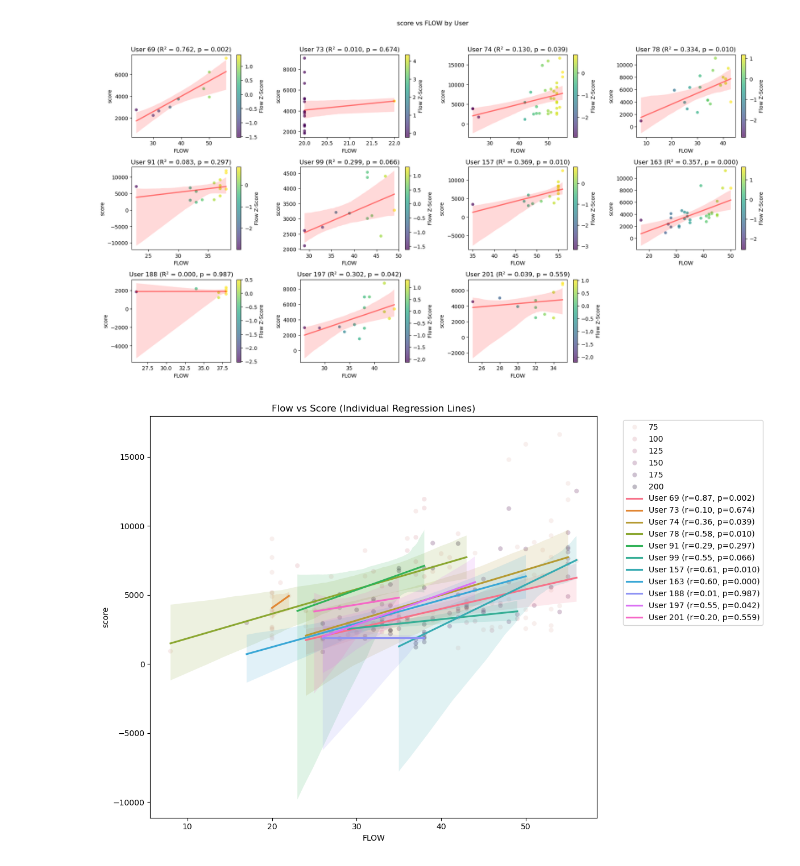
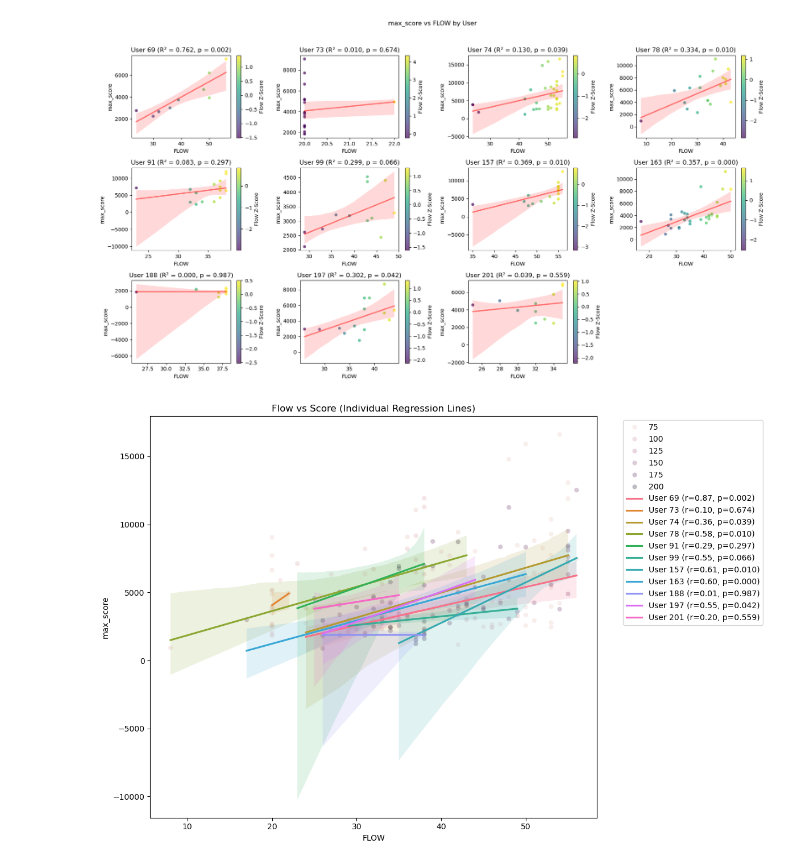
Before and after one commit to PipaFlores/encoder-pacman, a Jupyter notebook: notebooks/Psychology&Play/Flow.ipynb, the cells around one changed output. Saved outputs shown, nothing was run; the diff lists cells and outputs as text; code cells hidden in the pictures.

```diff
--- a/notebooks/Psychology&Play/Flow.ipynb
+++ b/notebooks/Psychology&Play/Flow.ipynb
@@ -195,7 +216,7 @@ plt.show()
 import seaborn as sns
 import matplotlib.pyplot as plt
 
-x = "total_whole_games_played"
+x = "total_games_played"
 y = "FLOW"
 
 plt.figure(figsize=(10, 6))
@@ -232,8 +253,8 @@ n_users = len(perf_psych_df["user_id"].unique())
 m = int(np.ceil(np.sqrt(n_users)))
 
 # Variable names (columns)
-x = "log(total_whole_games_played)"
-y = "log(score)"
+x = "log(total_games_played)"
+y = "log(max_score)"
 
 # Create subplots
 fig, axes = plt.subplots(m, m, figsize=(18, 12))
@@ -358,7 +379,7 @@ n_users = len(perf_psych_df["user_id"].unique())
 m = int(np.ceil(np.sqrt(n_users)))
 
 # Variable names (columns)
-x = "total_whole_games_played"
+x = "total_games_played"
 y = "FLOW"
 
 # Calculate slopes for each user and sort
@@ -479,21 +498,21 @@ plt.show()
 # %%
-from scipy import stats
+# from scipy import stats
 
-# Calculate correlation and p-value
-corr, p_value = stats.pearsonr(perf_psych_df["score"], perf_psych_df["FLOW"])
+# # Calculate correlation and p-value
+# corr, p_value = stats.pearsonr(perf_psych_df["score"], perf_psych_df["FLOW"])
 
-# Print results
-print(f"Pearson correlation coefficient: {corr:.3f}")
-print(f"P-value: {p_value}")
-print(f"R-squared: {corr**2:.3f}")
+# # Print results
+# print(f"Pearson correlation coefficient: {corr:.3f}")
+# print(f"P-value: {p_value}")
+# print(f"R-squared: {corr**2:.3f}")
 
-# Perform linear regression
-slope, intercept, r_value, p_value, std_err = stats.linregress(
-    perf_psych_df["FLOW"], perf_psych_df["score"]
-)
-print(f"\nLinear regression results:")
-print(f"Slope: {slope:.3f}")
-print(f"Intercept: {intercept:.3f}")
-print(f"R-squared: {r_value**2:.3f}")
-print(f"P-value: {p_value}")
-print(f"Standard error: {std_err:.3f}")
+# # Perform linear regression
+# slope, intercept, r_value, p_value, std_err = stats.linregress(
+#     perf_psych_df["FLOW"], perf_psych_df["score"]
+# )
+# print(f"\nLinear regression results:")
+# print(f"Slope: {slope:.3f}")
+# print(f"Intercept: {intercept:.3f}")
+# print(f"R-squared: {r_value**2:.3f}")
+# print(f"P-value: {p_value}")
+# print(f"Standard error: {std_err:.3f}")
@@ -517,7 +525,7 @@ m = int(np.ceil(np.sqrt(n_users)))
 
 # Variable names (columns)
 x = "FLOW"
-y = "score"
+y = "max_score"
 
 # Create subplots
 fig, axes = plt.subplots(m, m, figsize=(18, 12))
@@ -542,34 +550,34 @@ for i, user_id in enumerate(perf_psych_df["user_id"].unique()):
         cmap="viridis",
         ax=axes[i],
         alpha=0.7,
     )
 
     # Add colorbar for each subplot
     plt.colorbar(scatter.collections[0], ax=axes[i], label="Flow Z-Score")
 
     sns.regplot(
         data=user_data,
         x=x,
         y=y,
         ax=axes[i],
         scatter=False,
         color="red",
         line_kws={"alpha": 0.5},
     )
 
     # Add R^2 value and slope to plot title
     axes[i].set_title(f"User {user_id} (R² = {r_squared:.3f}, p = {p_value:.3f})")
     axes[i].set_xlabel(f"{x}")
     axes[i].set_ylabel(f"{y}")
 
 # Hide empty subplots
 for i in range(n_users, len(axes)):
     axes[i].set_visible(False)
 
 plt.tight_layout()
 plt.show()
 # %% [output]
-[figure, old version]
+[figure, new version]
 # %%
 # Create a figure with a larger size to accommodate multiple regression lines
 plt.figure(figsize=(12, 8))
@@ -581,20 +589,20 @@ unique_users = perf_psych_df["user_id"].unique()
 colors = sns.color_palette("husl", n_colors=len(unique_users))
 
 # Plot scatter points for each user
-sns.scatterplot(data=perf_psych_df, x="FLOW", y="score", hue="user_id", alpha=0.3)
+sns.scatterplot(data=perf_psych_df, x="FLOW", y="max_score", hue="user_id", alpha=0.3)
 
 # Plot regression lines for each user and calculate statistics
 for i, user_id in enumerate(unique_users):
     user_data = perf_psych_df[perf_psych_df["user_id"] == user_id]
     if len(user_data) > 1:  # Only plot regression if user has multiple data points
         # Calculate correlation and p-value
-        corr, p_value = stats.pearsonr(user_data["FLOW"], user_data["score"])
+        corr, p_value = stats.pearsonr(user_data["FLOW"], user_data["max_score"])
 
         # Plot regression line
         sns.regplot(
             data=user_data,
             x="FLOW",
-            y="score",
+            y="max_score",
             scatter=False,
             color=colors[i],
             ci=95,
@@ -603,9 +611,9 @@ for i, user_id in enumerate(unique_users):
 
 plt.title("Flow vs Score (Individual Regression Lines)")
 plt.xlabel("FLOW")
-plt.ylabel("score")
+plt.ylabel("max_score")
 plt.legend(bbox_to_anchor=(1.05, 1), loc="upper left")
 plt.tight_layout()
 plt.show()
 # %% [output]
-[figure, old version]
+[figure, new version]
```
Also changed, not shown: parts of 19 cells of this notebook, 5 other files.
